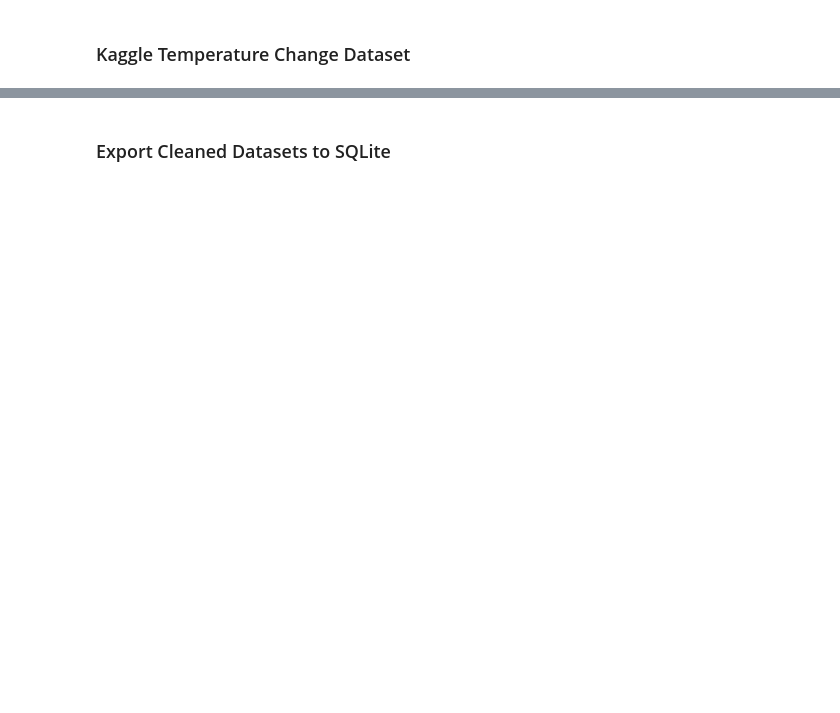
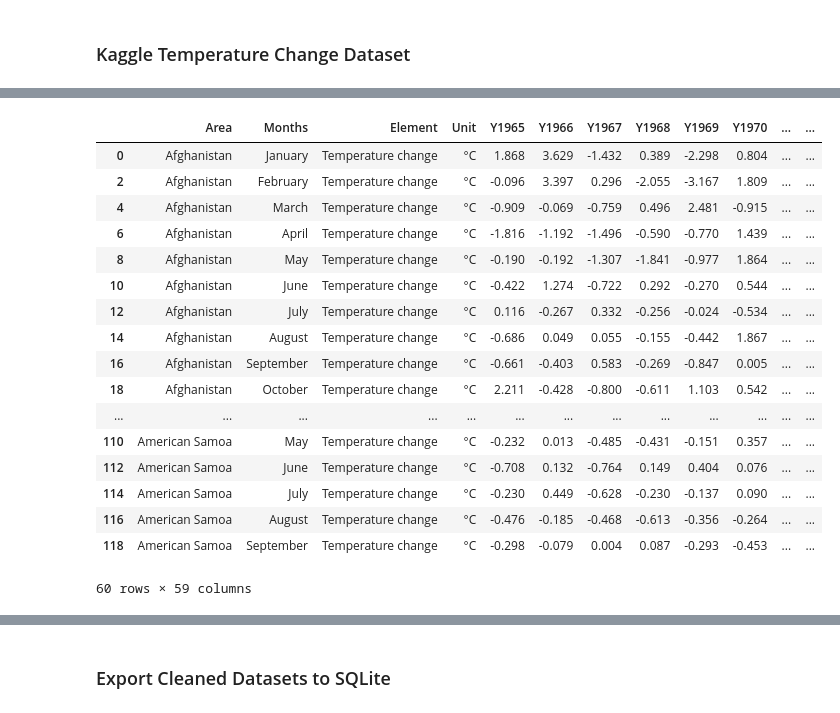
Before and after one commit to yuyhong23/One-Hot_Future, a Jupyter notebook: data_cleaning_temperature.ipynb, the cells around one changed output, grey strips where cells are left out. Drawn from its saved outputs; the diff is of its cells as text; code cells hidden in the pictures; blank space fills up the shorter version.

```diff
--- a/data_cleaning_temperature.ipynb
+++ b/data_cleaning_temperature.ipynb
@@ -113,2 +96,7 @@ nasa_temp_new_df.reset_index(drop=True)
 # %% [markdown]
 ### Kaggle Temperature Change Dataset
+# %%
+# Import kaggle data
+kaggle_temp = "raw_data/Environment_Temperature_change_E_All_Data_NOFLAG.csv"
+kaggle_temp = pd.read_csv(kaggle_temp, encoding="ISO-8859-1")
+kaggle_temp.head(50)
@@ -114,0 +122,3 @@ nasa_temp_new_df.reset_index(drop=True)
+# %%
+cleaned_temp = kaggle_temp.drop(columns=['Area Code', 'Months Code', 'Element Code', 'Y1961', 'Y1962','Y1963', 'Y1964'])
+cleaned_temp.head()
@@ -114,0 +133,23 @@ nasa_temp_new_df.reset_index(drop=True)
+# %%
+# Extract only temperature change data
+new_kaggle = cleaned_temp[cleaned_temp["Element"]=="Temperature change"]
+new_kaggle.head(60)
+# %% [output]
+|  | Area | Months | Element | Unit | Y1965 | Y1966 | Y1967 | Y1968 | Y1969 | Y1970 | ... | ... |
+| 0 | Afghanistan | January | Temperature change | °C | 1.868 | 3.629 | -1.432 | 0.389 | -2.298 | 0.804 | ... | ... |
+| 2 | Afghanistan | February | Temperature change | °C | -0.096 | 3.397 | 0.296 | -2.055 | -3.167 | 1.809 | ... | ... |
+| 4 | Afghanistan | March | Temperature change | °C | -0.909 | -0.069 | -0.759 | 0.496 | 2.481 | -0.915 | ... | ... |
+| 6 | Afghanistan | April | Temperature change | °C | -1.816 | -1.192 | -1.496 | -0.590 | -0.770 | 1.439 | ... | ... |
+| 8 | Afghanistan | May | Temperature change | °C | -0.190 | -0.192 | -1.307 | -1.841 | -0.977 | 1.864 | ... | ... |
+| 10 | Afghanistan | June | Temperature change | °C | -0.422 | 1.274 | -0.722 | 0.292 | -0.270 | 0.544 | ... | ... |
+| 12 | Afghanistan | July | Temperature change | °C | 0.116 | -0.267 | 0.332 | -0.256 | -0.024 | -0.534 | ... | ... |
+| 14 | Afghanistan | August | Temperature change | °C | -0.686 | 0.049 | 0.055 | -0.155 | -0.442 | 1.867 | ... | ... |
+| 16 | Afghanistan | September | Temperature change | °C | -0.661 | -0.403 | 0.583 | -0.269 | -0.847 | 0.005 | ... | ... |
+| 18 | Afghanistan | October | Temperature change | °C | 2.211 | -0.428 | -0.800 | -0.611 | 1.103 | 0.542 | ... | ... |
+| ... | ... | ... | ... | ... | ... | ... | ... | ... | ... | ... | ... | ... |
+| 110 | American Samoa | May | Temperature change | °C | -0.232 | 0.013 | -0.485 | -0.431 | -0.151 | 0.357 | ... | ... |
+| 112 | American Samoa | June | Temperature change | °C | -0.708 | 0.132 | -0.764 | 0.149 | 0.404 | 0.076 | ... | ... |
+| 114 | American Samoa | July | Temperature change | °C | -0.230 | 0.449 | -0.628 | -0.230 | -0.137 | 0.090 | ... | ... |
+| 116 | American Samoa | August | Temperature change | °C | -0.476 | -0.185 | -0.468 | -0.613 | -0.356 | -0.264 | ... | ... |
+| 118 | American Samoa | September | Temperature change | °C | -0.298 | -0.079 | 0.004 | 0.087 | -0.293 | -0.453 | ... | ... |
+60 rows × 59 columns
```
Also changed, not shown: parts of 14 cells of this notebook, 18 other files.
